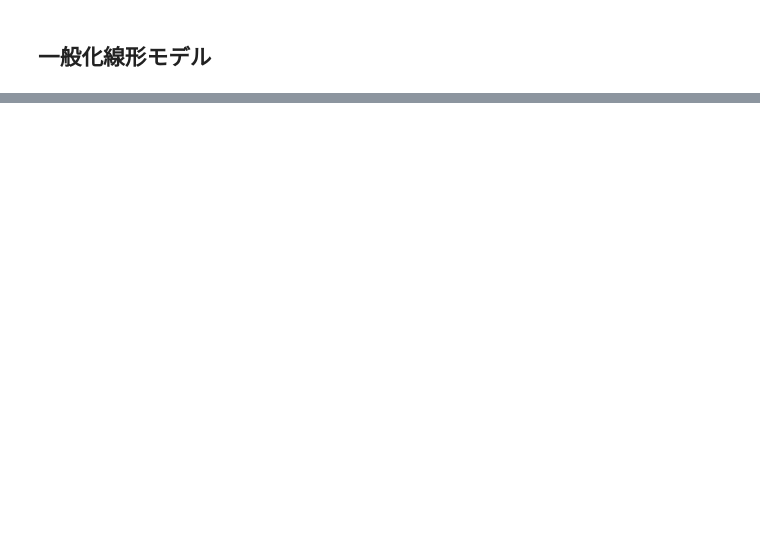
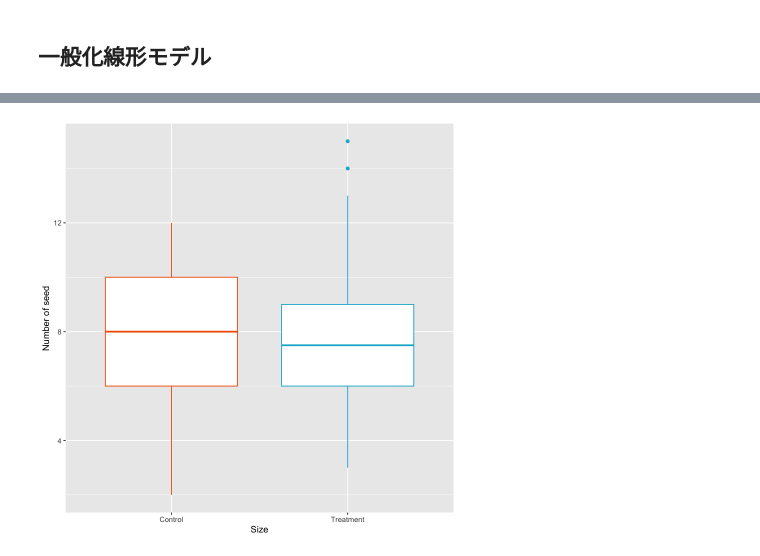
Before and after one commit to uribo/INNV1250, a Jupyter notebook: week10/10_model.ipynb, the cells around one changed output, grey strips where cells are left out. Saved outputs shown, nothing was run; the diff lists cells and outputs as text; code cells hidden in the pictures; blank space fills up the shorter version.

```diff
--- a/week10/10_model.ipynb
+++ b/week10/10_model.ipynb
@@ -66,0 +139,12 @@ head(d)
+# %%
+#| label: 施肥処理の違いに応じた種子数の箱ひげ図
+ggplot(d) +
+  aes(f, y) +
+  geom_boxplot(aes(color = f),
+               show.legend = FALSE) +
+  xlab("Size") +
+  ylab("Number of seed") +
+  scale_color_manual(values = c("Control" = "#f25d02",
+                                "Treatment" = "#0cb3d1"))
+# %% [output]
+[figure, added]
```
Also changed, not shown: parts of 13 cells of this notebook, 1 other file.
